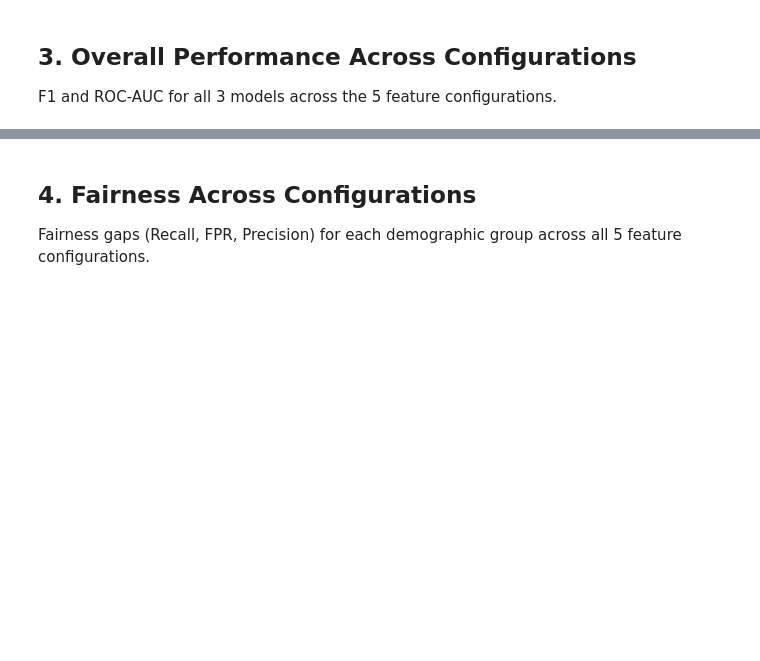
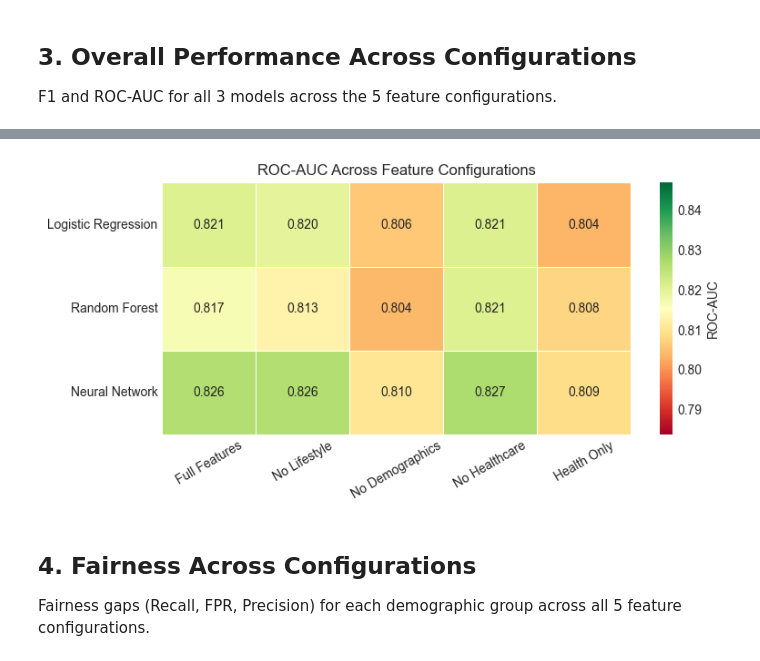
Before and after one commit to G-Farrell/ML-course-project, a Jupyter notebook: results_aggregation.ipynb, the cells around one changed output, grey strips where cells are left out. Cells and saved outputs as stored; diff of their text form; code cells hidden in the pictures; blank space fills up the shorter version.

```diff
--- a/results_aggregation.ipynb
+++ b/results_aggregation.ipynb
@@ -185,3 +181,23 @@ plt.show()
+# %%
+# Heatmap: ROC-AUC across models and configurations
+fig, ax = plt.subplots(figsize=(8, 4))
+
+pivot = all_perf.pivot_table(index=all_perf.index, columns='Experiment', values='ROC-AUC')
+pivot = pivot[EXP_LABELS].reindex(MODELS)
+
+sns.heatmap(pivot, annot=True, fmt='.3f', cmap='RdYlGn',
+            ax=ax, cbar_kws={'label': 'ROC-AUC'},
+            vmin=pivot.values.min() - 0.02, vmax=pivot.values.max() + 0.02,
+            linewidths=0.5)
+ax.set_title('ROC-AUC Across Feature Configurations')
+ax.set_xlabel('')
+ax.set_ylabel('')
+ax.tick_params(axis='x', rotation=30)
+
+plt.tight_layout()
+plt.show()
+# %% [output]
+[figure, added]
 # %% [markdown]
 ## 4. Fairness Across Configurations
 
```
Also changed, not shown: parts of 1 cell of this notebook, 2 other files.
